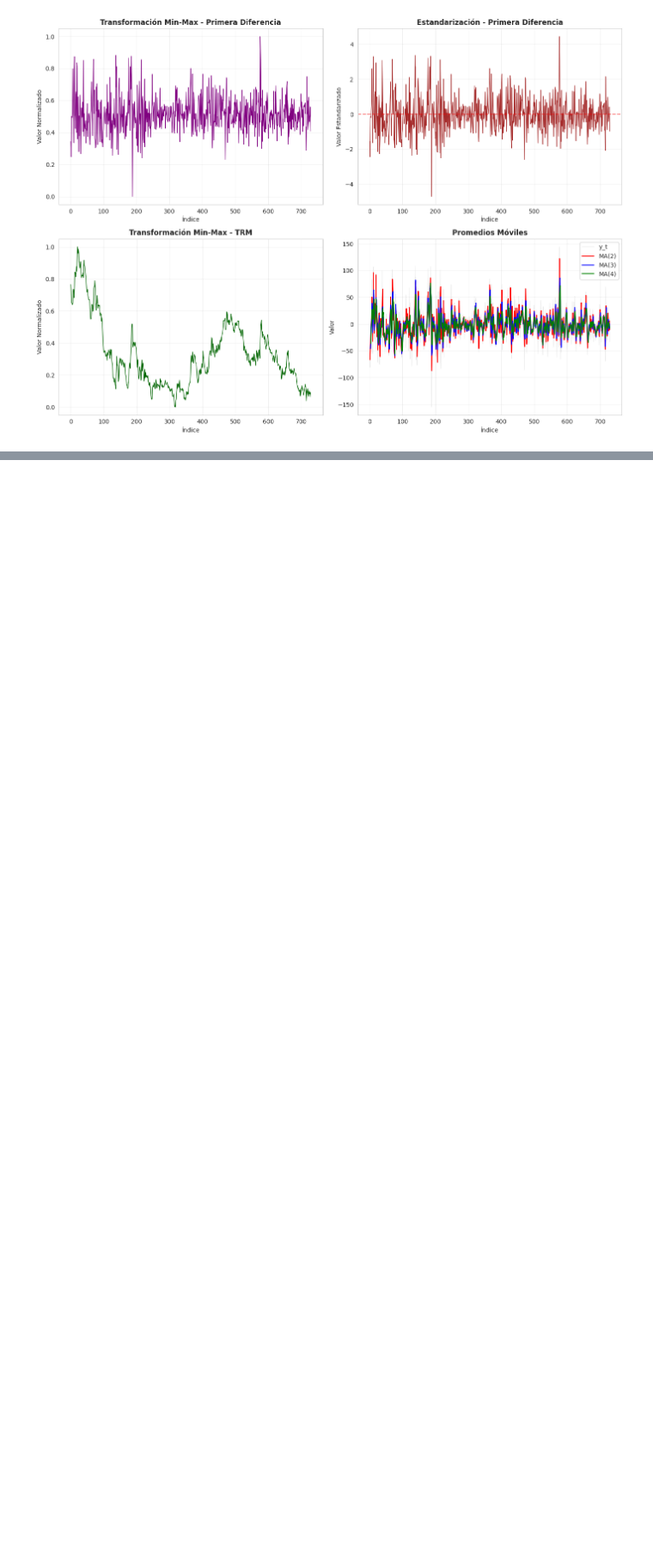
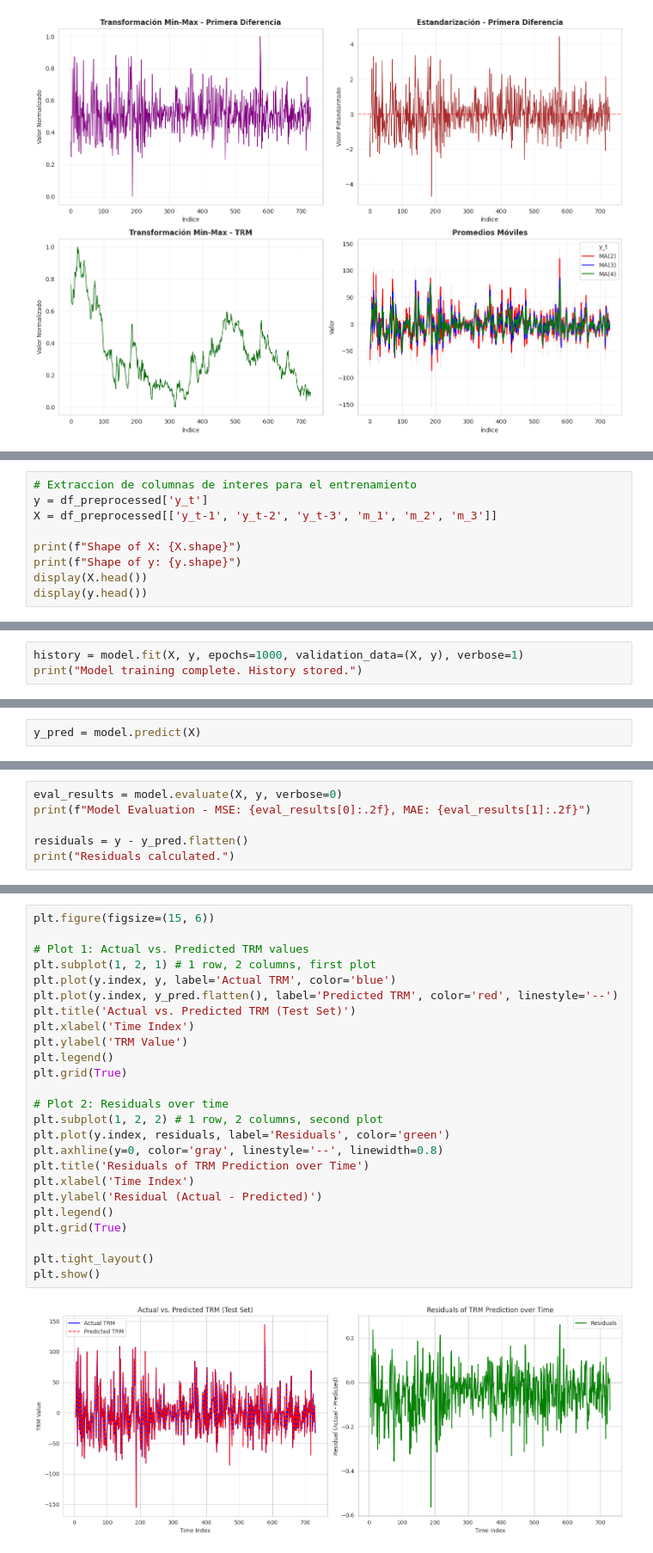
Before and after one commit to aalejoz25/BigData-ST, a Jupyter notebook: proyecto.ipynb, the cells around one changed output, grey strips where cells are left out. Shown at 86% size. Drawn from its saved outputs; the diff is of its cells as text; blank space fills up the shorter version.

Commit message:
ejercicio de residual hecho en clase

```diff
--- a/proyecto.ipynb
+++ b/proyecto.ipynb
@@ -385,0 +442,9 @@ RESUMEN DEL ANÁLISIS EXPLORATORIO
+# %%
+# Extraccion de columnas de interes para el entrenamiento
+y = df_preprocessed['y_t']
+X = df_preprocessed[['y_t-1', 'y_t-2', 'y_t-3', 'm_1', 'm_2', 'm_3']]
+
+print(f"Shape of X: {X.shape}")
+print(f"Shape of y: {y.shape}")
+display(X.head())
+display(y.head())
@@ -385,0 +499,3 @@ RESUMEN DEL ANÁLISIS EXPLORATORIO
+# %%
+history = model.fit(X, y, epochs=1000, validation_data=(X, y), verbose=1)
+print("Model training complete. History stored.")
@@ -385,0 +520,2 @@ RESUMEN DEL ANÁLISIS EXPLORATORIO
+# %%
+y_pred = model.predict(X)
@@ -385,0 +525,6 @@ RESUMEN DEL ANÁLISIS EXPLORATORIO
+# %%
+eval_results = model.evaluate(X, y, verbose=0)
+print(f"Model Evaluation - MSE: {eval_results[0]:.2f}, MAE: {eval_results[1]:.2f}")
+
+residuals = y - y_pred.flatten()
+print("Residuals calculated.")
@@ -385,0 +534,27 @@ RESUMEN DEL ANÁLISIS EXPLORATORIO
+# %%
+plt.figure(figsize=(15, 6))
+
+# Plot 1: Actual vs. Predicted TRM values
+plt.subplot(1, 2, 1) # 1 row, 2 columns, first plot
+plt.plot(y.index, y, label='Actual TRM', color='blue')
+plt.plot(y.index, y_pred.flatten(), label='Predicted TRM', color='red', linestyle='--')
+plt.title('Actual vs. Predicted TRM (Test Set)')
+plt.xlabel('Time Index')
+plt.ylabel('TRM Value')
+plt.legend()
+plt.grid(True)
+
+# Plot 2: Residuals over time
+plt.subplot(1, 2, 2) # 1 row, 2 columns, second plot
+plt.plot(y.index, residuals, label='Residuals', color='green')
+plt.axhline(y=0, color='gray', linestyle='--', linewidth=0.8)
+plt.title('Residuals of TRM Prediction over Time')
+plt.xlabel('Time Index')
+plt.ylabel('Residual (Actual - Predicted)')
+plt.legend()
+plt.grid(True)
+
+plt.tight_layout()
+plt.show()
+# %% [output]
+[figure, added]
```
Also changed, not shown: parts of 14 cells of this notebook, 2 other files.
